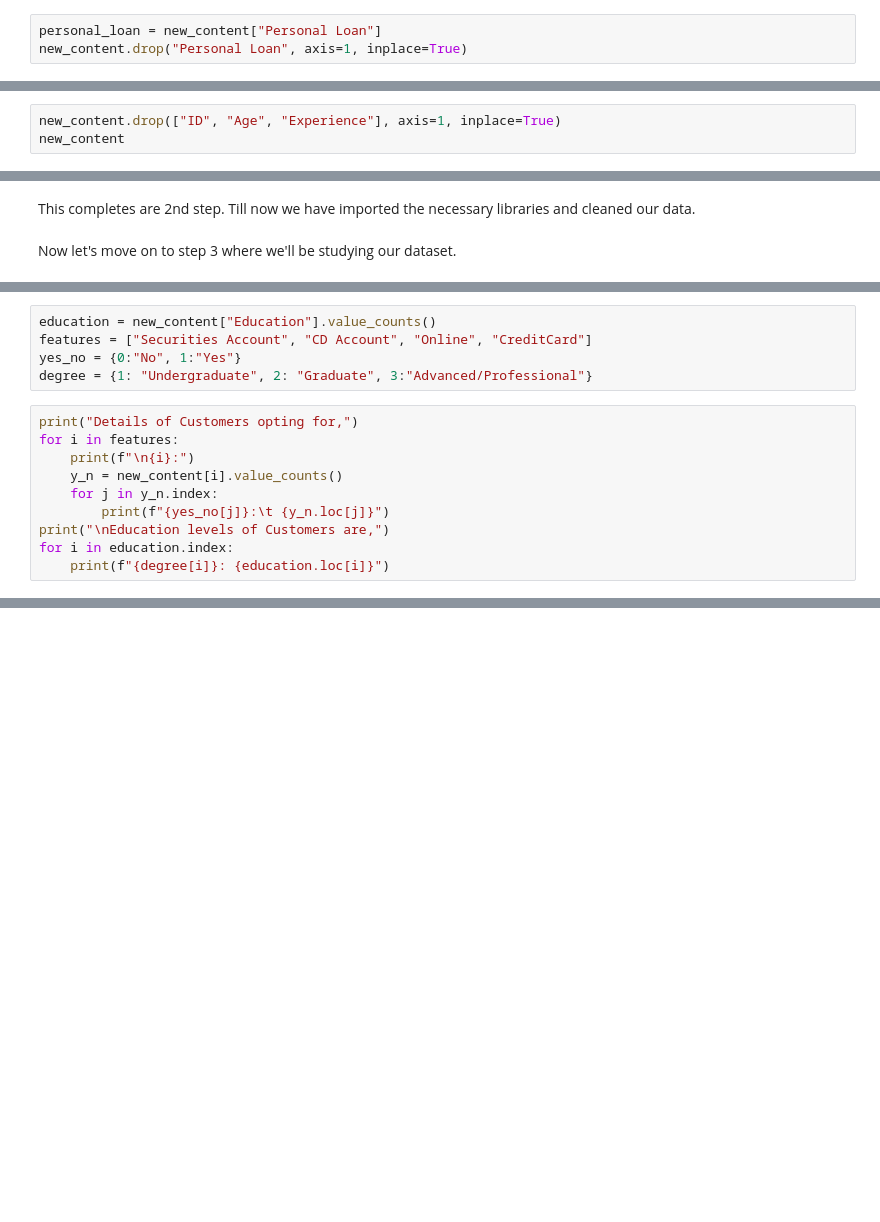
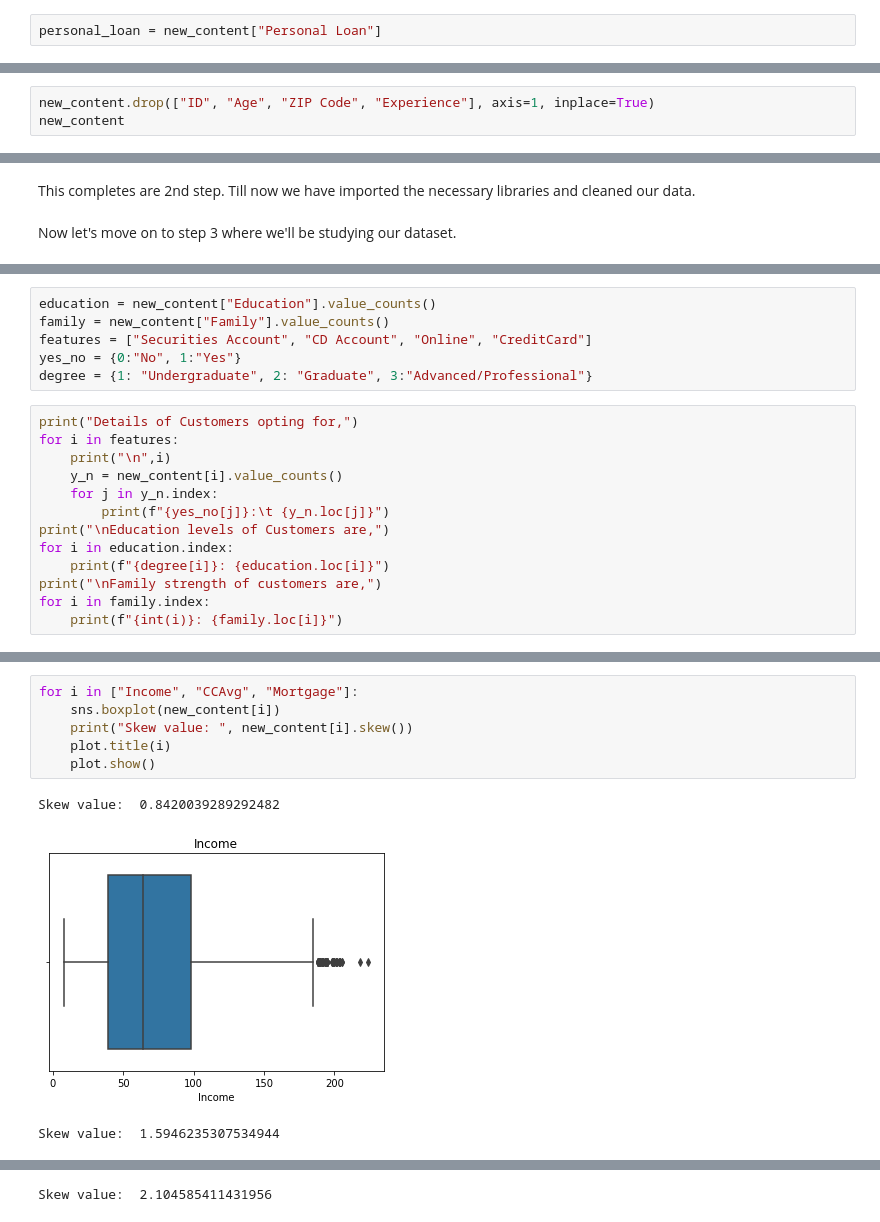
Before and after one commit to Ashwith25/Marketing-Campaign-for-Banking-Products, a Jupyter notebook: Internship_studio_ML.ipynb, the cells around one changed output, grey strips where cells are left out. Saved outputs shown, nothing was run; the diff lists cells and outputs as text; blank space fills up the shorter version.

```diff
--- a/Internship_studio_ML.ipynb
+++ b/Internship_studio_ML.ipynb
@@ -142,6 +143,5 @@ The deletion of a column can be done using <b>drop()</b>. The _axis_ is set to 1
 # %%
 personal_loan = new_content["Personal Loan"]
-new_content.drop("Personal Loan", axis=1, inplace=True)
 # %% [markdown]
 As _ID_ will be different for each customer, it has nothing to with the customer taking the loan. So it is acting as noise in our dataset. Hence it will be better if removed. <br><br>
 To check the significance of a column, we can check their correlation factor.
@@ -167,3 +168,3 @@ As we can see, _ID, Age_ and _Experience_ are hardly even related to our target
 # %%
-new_content.drop(["ID", "Age", "Experience"], axis=1, inplace=True)
+new_content.drop(["ID", "Age", "ZIP Code", "Experience"], axis=1, inplace=True)
 new_content
@@ -180,15 +220,19 @@ len(new_content.where(new_content["CCAvg"]==0).dropna())
 # %%
 education = new_content["Education"].value_counts()
+family = new_content["Family"].value_counts()
 features = ["Securities Account", "CD Account", "Online", "CreditCard"]
 yes_no = {0:"No", 1:"Yes"}
 degree = {1: "Undergraduate", 2: "Graduate", 3:"Advanced/Professional"}
 # %%
 print("Details of Customers opting for,")
 for i in features:
-    print(f"\n{i}:")
+    print("\n",i)
     y_n = new_content[i].value_counts()
     for j in y_n.index:
         print(f"{yes_no[j]}:\t {y_n.loc[j]}")
 print("\nEducation levels of Customers are,")
 for i in education.index:
     print(f"{degree[i]}: {education.loc[i]}")
+print("\nFamily strength of customers are,")
+for i in family.index:
+    print(f"{int(i)}: {family.loc[i]}")
@@ -199,0 +266,10 @@ print(new_content["CreditCard"].value_counts())
+# %%
+for i in ["Income", "CCAvg", "Mortgage"]:
+    sns.boxplot(new_content[i])
+    print("Skew value: ", new_content[i].skew())
+    plot.title(i)
+    plot.show()
+# %% [output]
+Skew value:  0.8420039289292482
+[figure, added]
+Skew value:  1.5946235307534944
@@ -199,0 +277 @@ print(new_content["CreditCard"].value_counts())
+Skew value:  2.104585411431956
```
Also changed, not shown: parts of 48 cells of this notebook.
